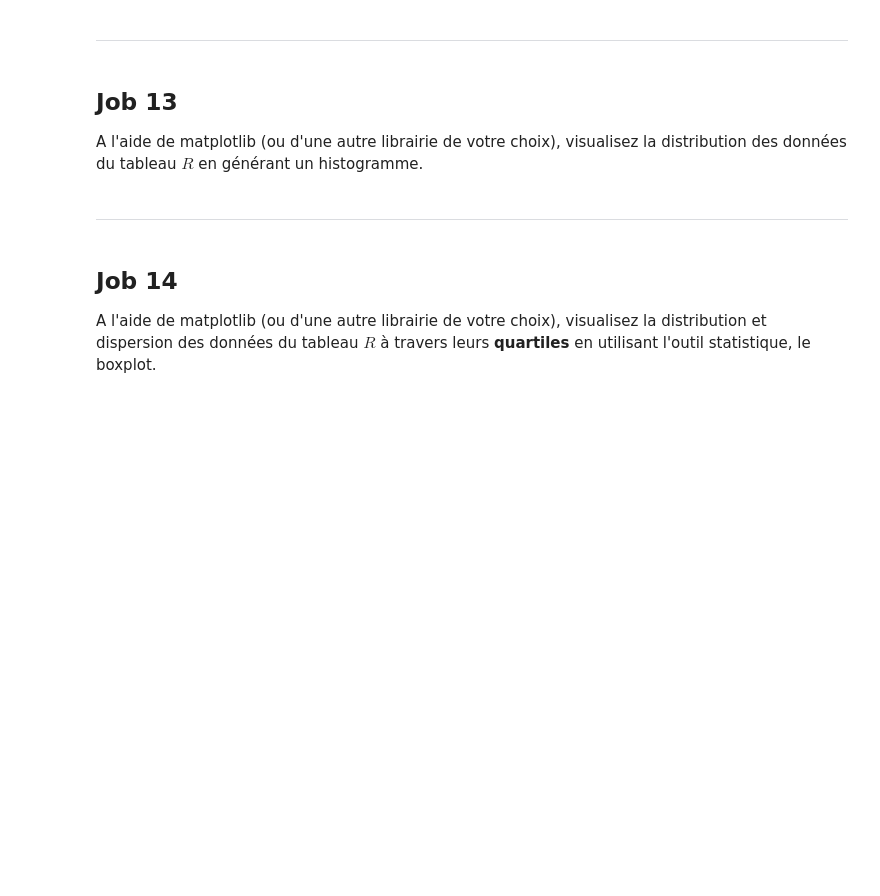
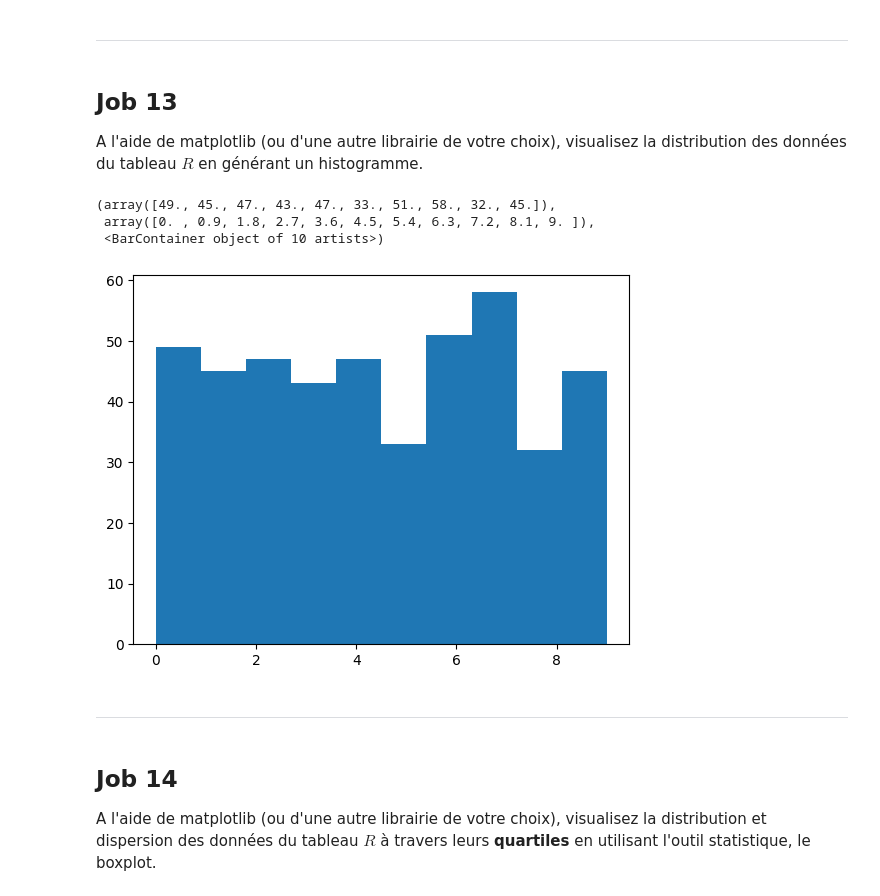
Before and after one commit to ilyes-chabab/philomathia, a Jupyter notebook: Philomathia.ipynb, the cells around one changed output. Cells and saved outputs as stored; diff of their text form; code cells hidden in the pictures; blank space fills up the shorter version.

```diff
--- a/Philomathia.ipynb
+++ b/Philomathia.ipynb
@@ -631,3 +643,6 @@ A l'aide de `numpy` et de ses différentes fonctions :
 * Calculez la valeur médiane
 * Calculez la variance
 * Calculez l'écart-type
+# %%
+R = np.random.randint(0,10, 450)
+R
@@ -636,6 +685,13 @@ A l'aide de `numpy` et de ses différentes fonctions :
 # %% [markdown]
 ## **Job 13**
 A l'aide de matplotlib (ou d'une autre librairie de votre choix), visualisez la distribution des données du tableau $R$ en générant un histogramme.
+# %%
+plt.hist(R)
+# %% [output]
+(array([49., 45., 47., 43., 47., 33., 51., 58., 32., 45.]),
+ array([0. , 0.9, 1.8, 2.7, 3.6, 4.5, 5.4, 6.3, 7.2, 8.1, 9. ]),
+ <BarContainer object of 10 artists>)
+[figure, added]
 # %% [markdown]
 ---------------------------------------------------------
 # %% [markdown]
```
Also changed, not shown: parts of 13 cells of this notebook.
